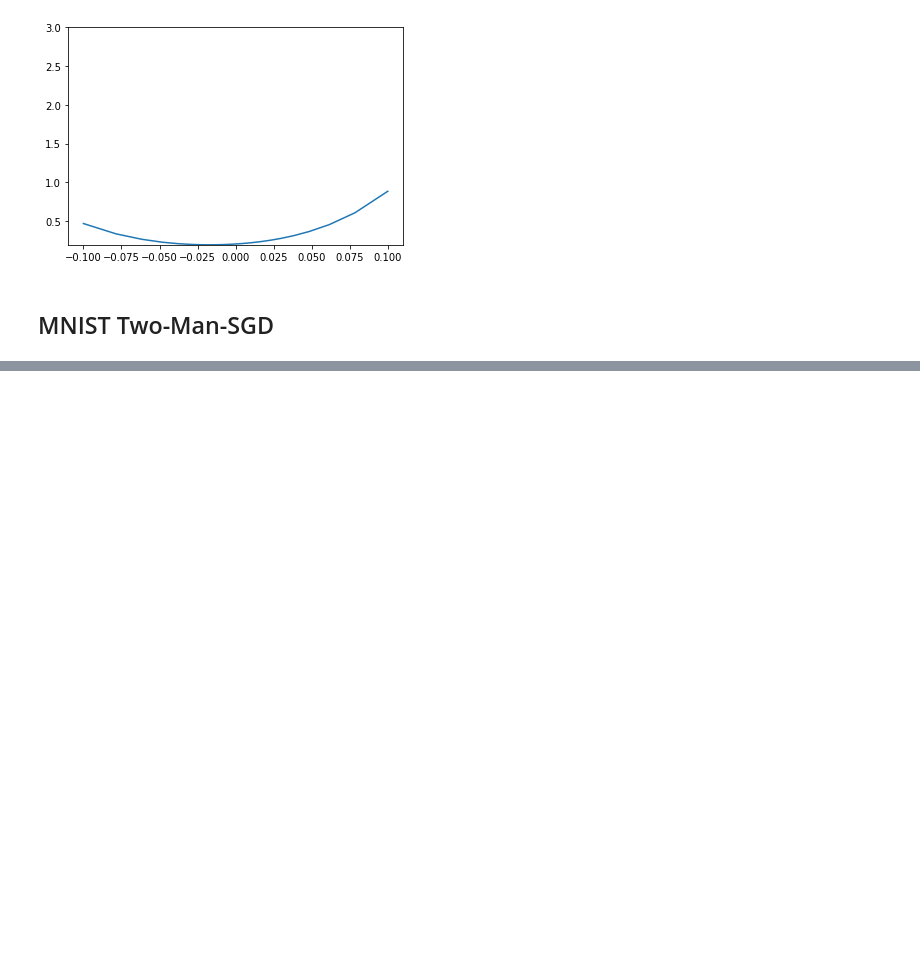
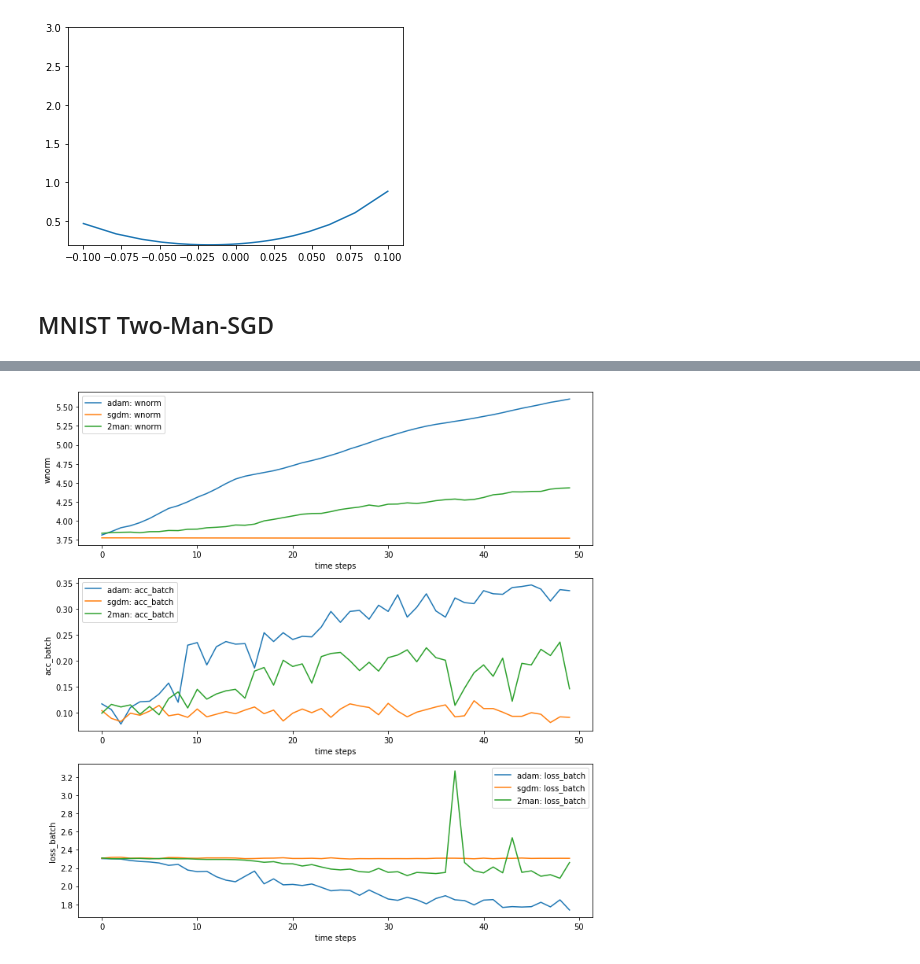
Before and after one commit to akarshkumar0101/ml-ideas, a Jupyter notebook: two_man_sgd.ipynb, the cells around one changed output, grey strips where cells are left out. Drawn from its saved outputs; the diff is of its cells as text; code cells hidden in the pictures; blank space fills up the shorter version.

```diff
--- a/two_man_sgd.ipynb
+++ b/two_man_sgd.ipynb
@@ -312,4 +281,6 @@ class Network(nn.Module):
         x = self.classification(x)
         return x
 # %%
-ds = mnist.MNIST()
+# ds = mnist.MNIST()
+ds = cifar10.CIFAR10()
+dataset = cifar10
@@ -556,0 +457,5 @@ data['2mansgd_meter_acc'] = meter_acc
+# %%
+plt.figure(figsize=(10,10))
+util.plot_accumulators(data)
+# %% [output]
+[figure, added]
```
Also changed, not shown: parts of 20 cells of this notebook, 1 other file.
